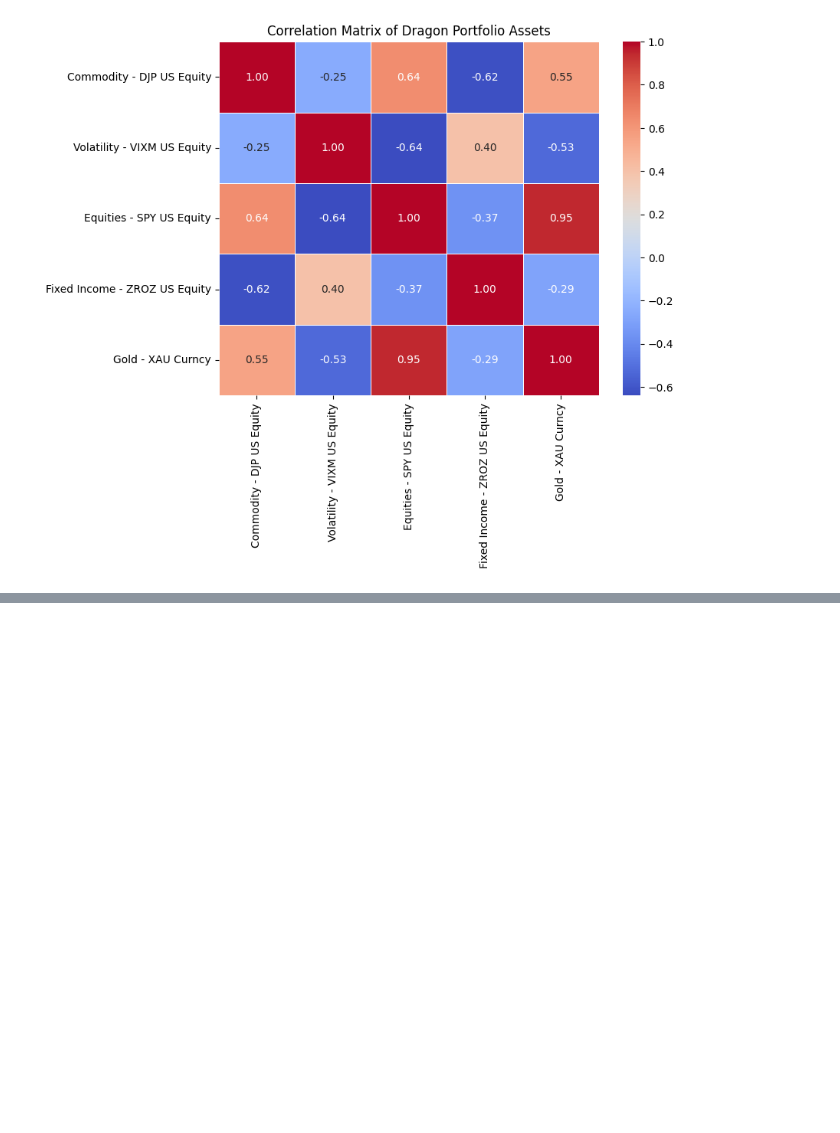
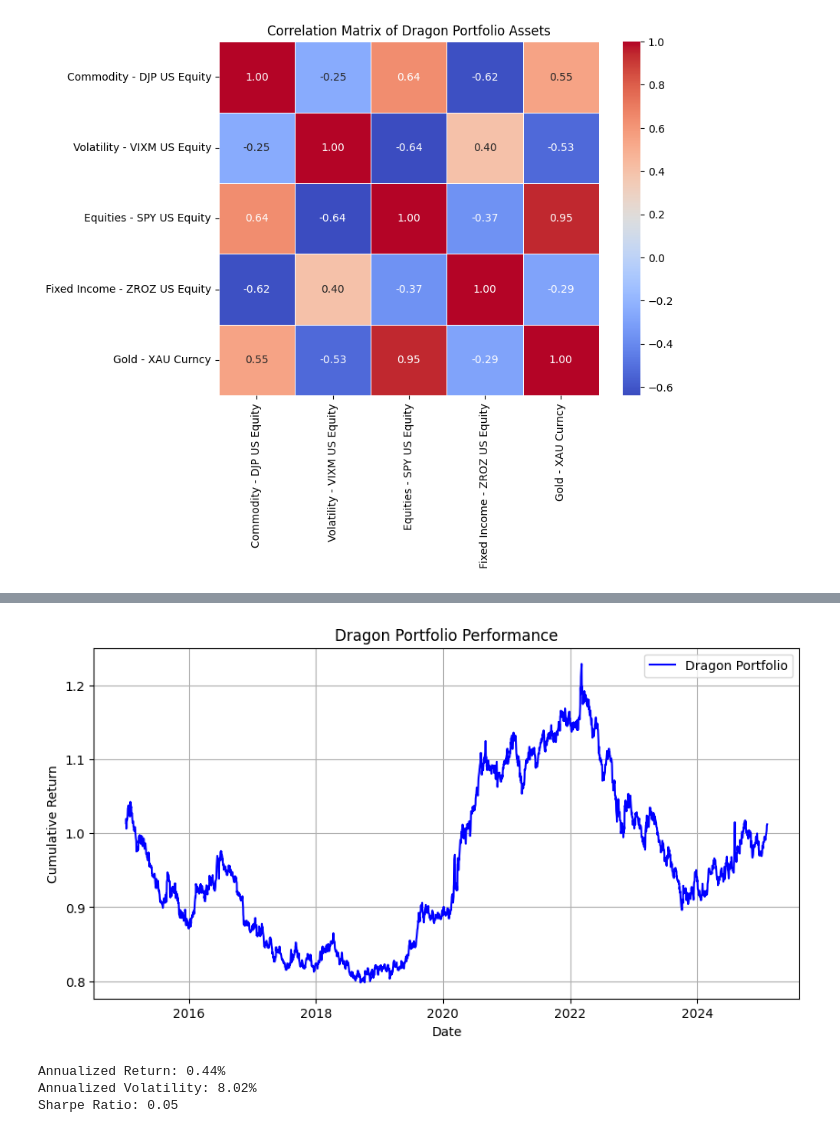
Before and after one commit to tommattoo/Dragon-Portfolio, a Jupyter notebook: dragon-code.ipynb, the cells around one changed output, grey strips where cells are left out. Saved outputs shown, nothing was run; the diff lists cells and outputs as text; code cells hidden in the pictures; blank space fills up the shorter version.

```diff
--- a/dragon-code.ipynb
+++ b/dragon-code.ipynb
@@ -298,0 +308,45 @@ plt.show()
+# %%
+import pandas as pd
+import numpy as np
+import matplotlib.pyplot as plt
+
+# copy the dragon_portfolio dataframe to df
+df = dragon_portfolio.copy()
+df.set_index("Dates", inplace=True)
+
+# 1️⃣ Compute Log Returns
+returns = np.log(df / df.shift(1))
+
+# 2️⃣ Define Optimized Weights
+weights = np.array([0.18, 0.21, 0.24, 0.18, 0.19])  # DJP, VIXM, SPY, ZROZ, XAU
+
+# 3️⃣ Compute Portfolio Returns
+df["Portfolio_Return"] = returns.dot(weights)
+
+# 4️⃣ Compute Cumulative Returns
+df["Cumulative_Return"] = (1 + df["Portfolio_Return"]).cumprod()
+
+# 5️⃣ Calculate Performance Metrics
+annualized_return = df["Portfolio_Return"].mean() * 252  # Assuming 252 trading days
+annualized_volatility = df["Portfolio_Return"].std() * np.sqrt(252)
+sharpe_ratio = annualized_return / annualized_volatility  # Assuming risk-free rate = 0
+
+# 6️⃣ Plot Cumulative Returns
+plt.figure(figsize=(10, 5))
+plt.plot(df.index, df["Cumulative_Return"], label="Dragon Portfolio", color="blue")
+plt.xlabel("Date")
+plt.ylabel("Cumulative Return")
+plt.title("Dragon Portfolio Performance")
+plt.legend()
+plt.grid()
+plt.show()
+
+# 7️⃣ Print Performance Metrics
+print(f"Annualized Return: {annualized_return:.2%}")
+print(f"Annualized Volatility: {annualized_volatility:.2%}")
+print(f"Sharpe Ratio: {sharpe_ratio:.2f}")
+# %% [output]
+[figure, added]
+Annualized Return: 0.44%
+Annualized Volatility: 8.02%
+Sharpe Ratio: 0.05
```
Also changed, not shown: parts of 4 cells of this notebook.
